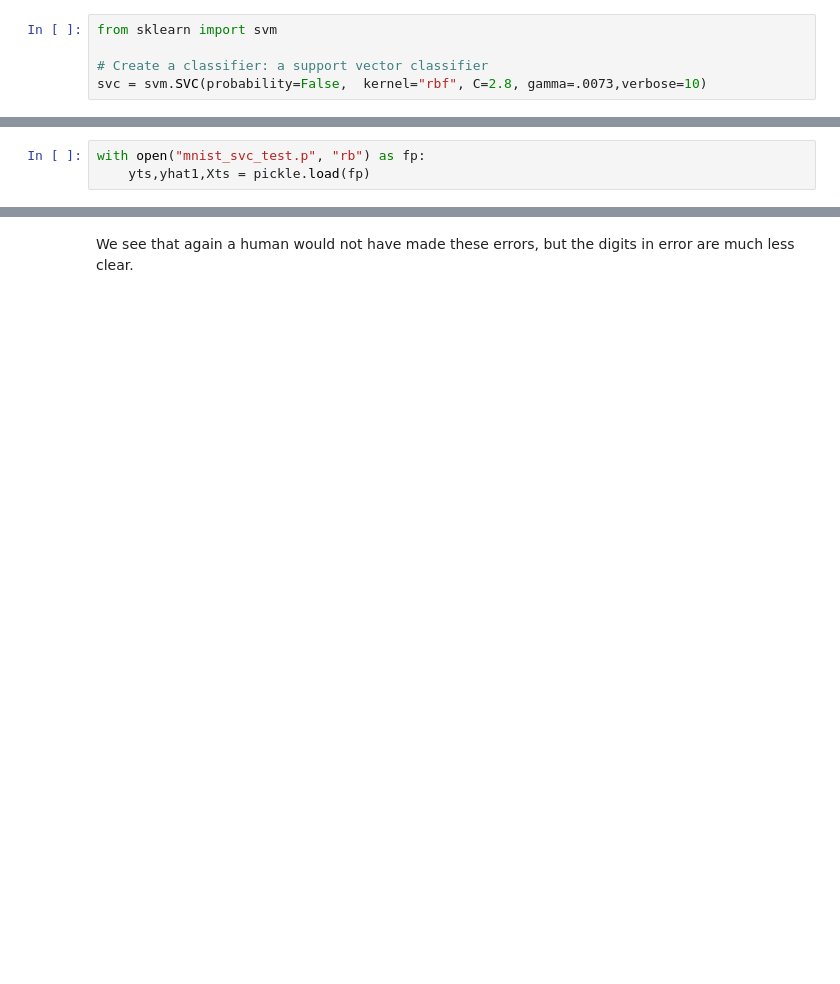
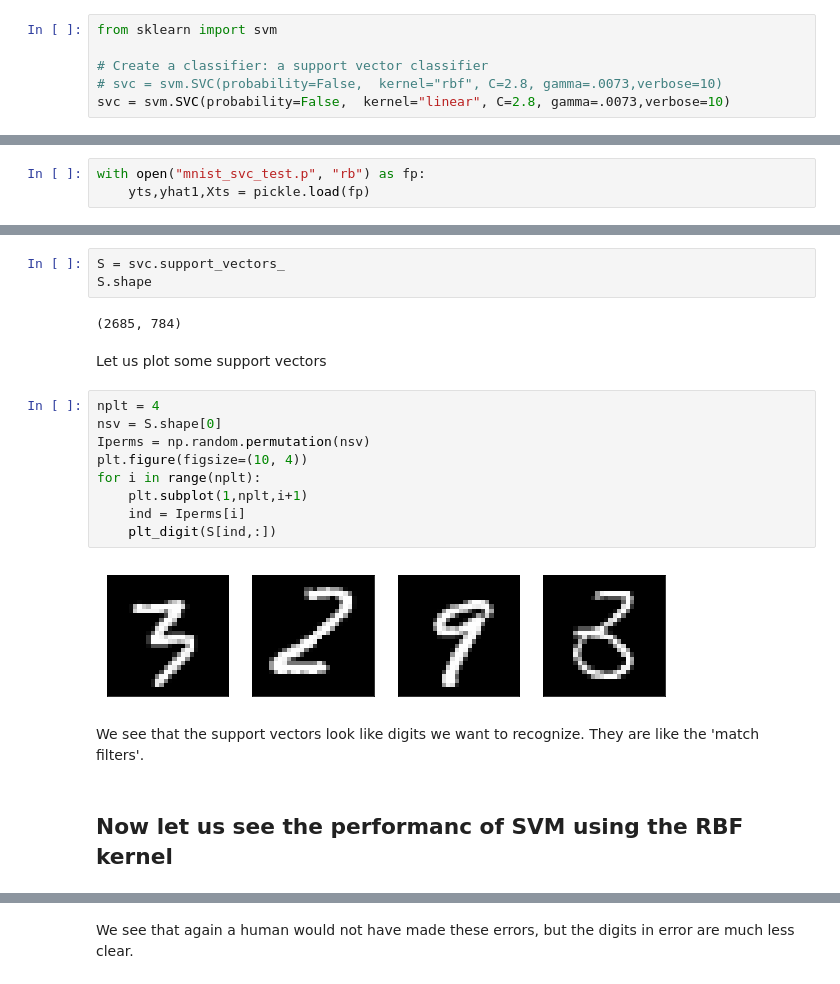
Before and after one commit to sdrangan/introml, a Jupyter notebook: unit06_svm/demo06_mnist_svm.ipynb, the cells around one changed output, grey strips where cells are left out. Drawn from its saved outputs; the diff is of its cells as text; blank space fills up the shorter version.

```diff
--- a/unit06_svm/demo06_mnist_svm.ipynb
+++ b/unit06_svm/demo06_mnist_svm.ipynb
@@ -180,6 +182,7 @@ First, we import the SVM package and construct the SVC with the parameters.
 from sklearn import svm
 
 # Create a classifier: a support vector classifier
-svc = svm.SVC(probability=False,  kernel="rbf", C=2.8, gamma=.0073,verbose=10)
+# svc = svm.SVC(probability=False,  kernel="rbf", C=2.8, gamma=.0073,verbose=10)
+svc = svm.SVC(probability=False,  kernel="linear", C=2.8, gamma=.0073,verbose=10)
 # %% [markdown]
 Next, we get the training and test data.  The features are re-scaled to be between -1 and 1.
@@ -242,0 +248,22 @@ Plot some errors
+# %%
+S = svc.support_vectors_
+S.shape
+# %% [output]
+(2685, 784)
+# %% [markdown]
+Let us plot some support vectors
+# %%
+nplt = 4
+nsv = S.shape[0]
+Iperms = np.random.permutation(nsv)
+plt.figure(figsize=(10, 4))
+for i in range(nplt):
+    plt.subplot(1,nplt,i+1)
+    ind = Iperms[i]
+    plt_digit(S[ind,:])
+# %% [output]
+[figure, added]
+# %% [markdown]
+We see that the support vectors look like digits we want to recognize. They are like the 'match filters'.
+# %% [markdown]
+## Now let us see the performanc of SVM using the RBF kernel
```
Also changed, not shown: parts of 33 cells of this notebook.
